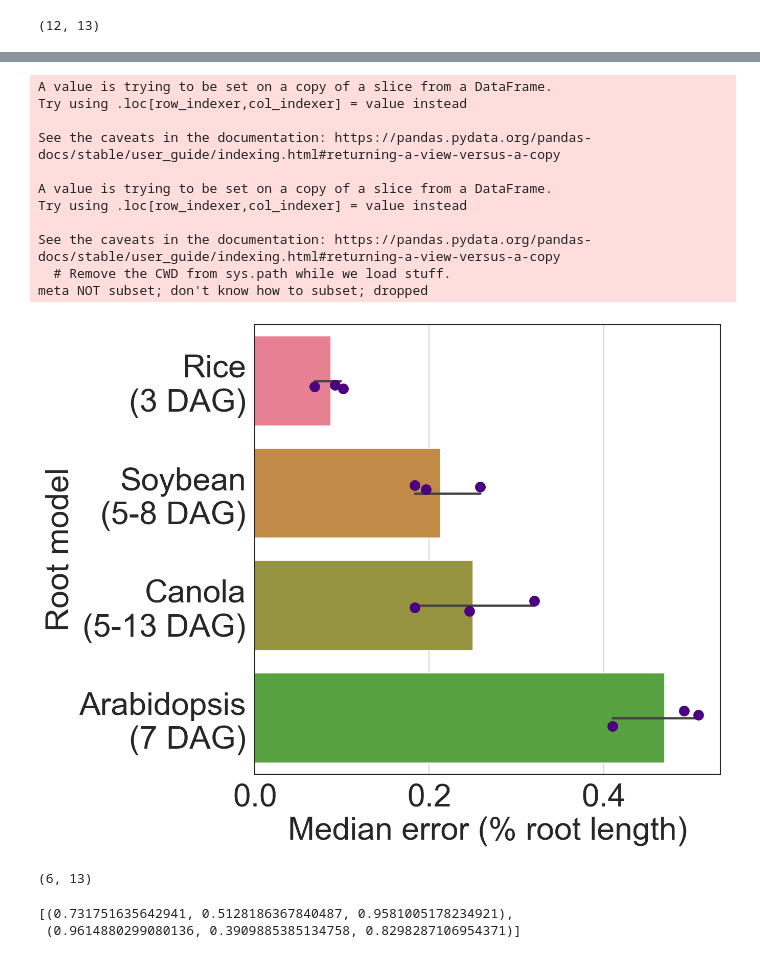
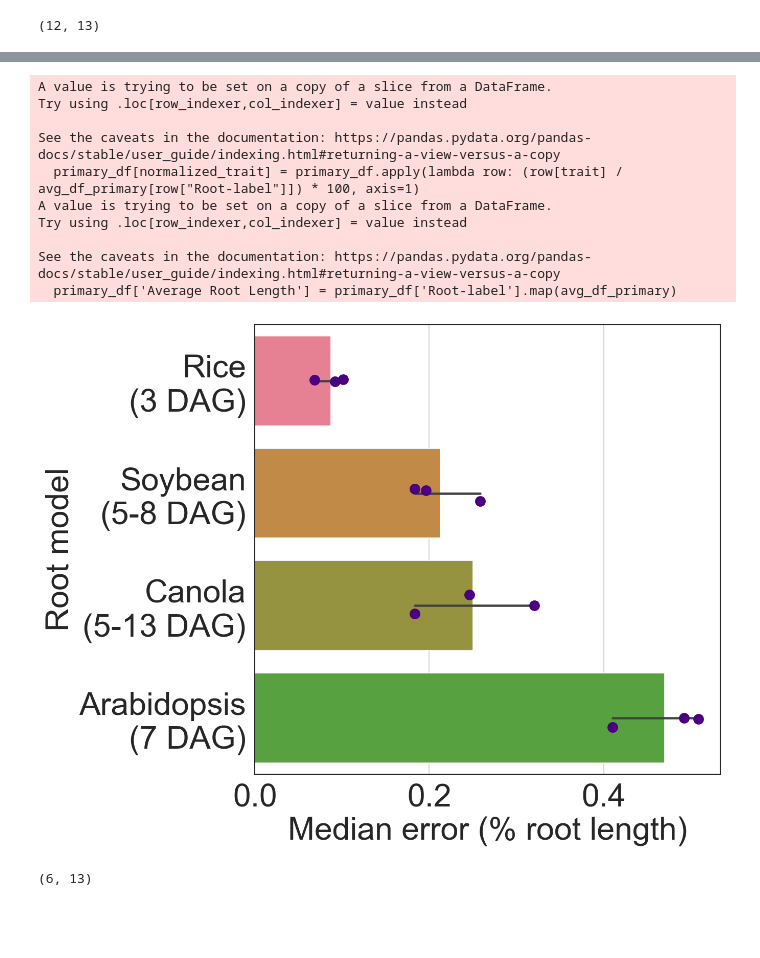
Before and after one commit to talmolab/Berrigan_et_al_sleap-roots, a Jupyter notebook: figure-5/figure_5_error_summary.ipynb, the cells around one changed output, grey strips where cells are left out. Drawn from its saved outputs; the diff is of its cells as text; code cells hidden in the pictures; blank space fills up the shorter version.

```diff
--- a/figure-5/figure_5_error_summary.ipynb
+++ b/figure-5/figure_5_error_summary.ipynb
@@ -196,7 +136,7 @@ meta NOT subset; don't know how to subset; dropped
 primary_labels = ["Rice primary (3 DAG)", "Canola primary (5-13 DAG)", "Arabidopsis primary (7 DAG)", "Soybean primary (5-8 DAG)"]
 
 # Filter the dataframe based on the target labels
-primary_df = df_all[df_all["Root-label"].isin(primary_labels)]
+primary_df = df[df["Root-label"].isin(primary_labels)]
 primary_df.shape
 # %% [output]
 (12, 13)
@@ -238,8 +144,9 @@ meta NOT subset; don't know how to subset; dropped
 trait = "Error distance (50%) mm"
 normalized_trait = "Median error (% root length)"
 
-# Assuming that you have already filtered and calculated the average root lengths for the primary data
-avg_df_primary = df_model_avg_root_lengths[df_model_avg_root_lengths["Root-label"].isin(primary_labels)].groupby("Root-label")["Average Root Length"].mean()
+# Create a dataframe with the average root lengths for the target labels
+avg_df_primary = df_root_lengths.copy()
+avg_df_primary = avg_df_primary[avg_df_primary["Root-label"].isin(primary_labels)].groupby("Root-label")["Average Root Length"].mean()
 
 # Normalize the trait by dividing by the average root length for each model and sample and save it in a new column
 primary_df[normalized_trait] = primary_df.apply(lambda row: (row[trait] / avg_df_primary[row["Root-label"]]) * 100, axis=1)
@@ -255,39 +162,37 @@ fig, ax = plt.subplots(figsize=(10, 8))
 
 # Bar plot
 sns.barplot(data=primary_df, y="Root-label", x=normalized_trait, order=order_primary, palette=custom_colors[0:4], ax=ax)
 
 # Scatter plot with jittered points
 sns.stripplot(data=primary_df, y="Root-label", x=normalized_trait, color="#4B0082", marker='o', size=10, order=order_primary, jitter=True, ax=ax)
 
 ax.set(xlabel='Median error (% root length)', ylabel='Root model')
 ax.grid(axis='x')
 
 # Update y-axis labels
 ax.set_yticklabels(y_labels_pr)
 
 plt.tight_layout()
 
 # Save the plot
-png_path = r"figures/accuracy/median_loc_percent_root_length_error_primary.png"
+png_path = r"median_loc_percent_root_length_error_primary.png"
 plt.savefig(png_path, bbox_inches="tight", facecolor="white")
-plt.savefig(r"figures/accuracy/median_loc_percent_root_length_error_primary.pdf", bbox_inches="tight", facecolor="white")
 
 # Save the dataframe to CSV with the same name as the PNG but with .csv extension
 csv_path = os.path.splitext(png_path)[0] + '.csv'
 primary_df.to_csv(csv_path, index=False)
 # %% [output]
 A value is trying to be set on a copy of a slice from a DataFrame.
 Try using .loc[row_indexer,col_indexer] = value instead
 
 See the caveats in the documentation: https://pandas.pydata.org/pandas-docs/stable/user_guide/indexing.html#returning-a-view-versus-a-copy
-
+  primary_df[normalized_trait] = primary_df.apply(lambda row: (row[trait] / avg_df_primary[row["Root-label"]]) * 100, axis=1)
 A value is trying to be set on a copy of a slice from a DataFrame.
 Try using .loc[row_indexer,col_indexer] = value instead
 
 See the caveats in the documentation: https://pandas.pydata.org/pandas-docs/stable/user_guide/indexing.html#returning-a-view-versus-a-copy
-  # Remove the CWD from sys.path while we load stuff.
-meta NOT subset; don't know how to subset; dropped
+  primary_df['Average Root Length'] = primary_df['Root-label'].map(avg_df_primary)
-[figure, old version]
+[figure, new version]
 # %%
 # Define the list of target labels
 seminal_labels = ["Rice seminal (3 DAG)", "Rice seminal (10 DAG)"]
@@ -297,8 +202,3 @@ seminal_df = df_all[df_all["Root-label"].isin(seminal_labels)]
 seminal_df.shape
 # %% [output]
 (6, 13)
-# %%
-custom_colors[7:9]
-# %% [output]
-[(0.731751635642941, 0.5128186367840487, 0.9581005178234921),
- (0.9614880299080136, 0.3909885385134758, 0.8298287106954371)]
```
Also changed, not shown: parts of 13 cells of this notebook.
